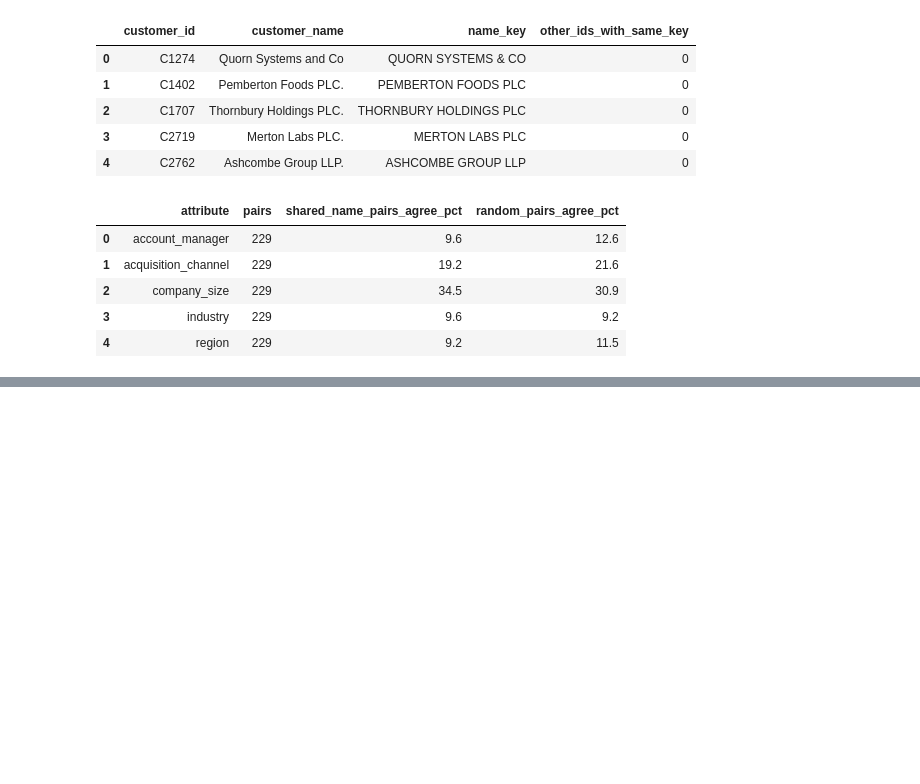
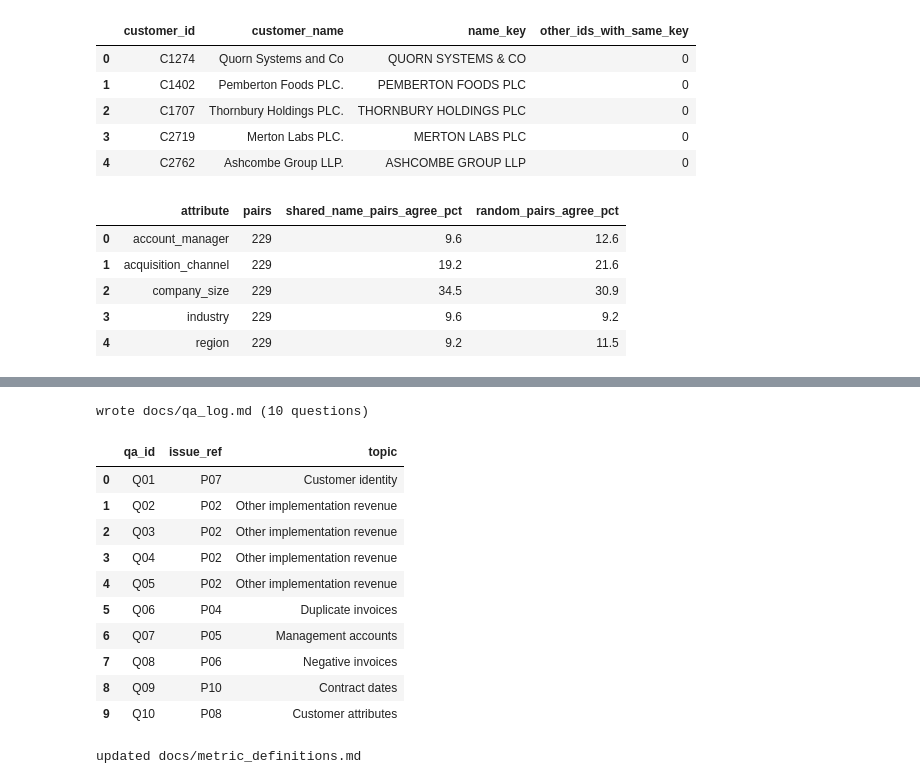
Before and after one commit to xbhxnxv/northbridge-buyside-diligence, a Jupyter notebook: notebooks/02_data_preparation.ipynb, the cells around one changed output, grey strips where cells are left out. Saved outputs shown, nothing was run; the diff lists cells and outputs as text; code cells hidden in the pictures; blank space fills up the shorter version.

```diff
--- a/notebooks/02_data_preparation.ipynb
+++ b/notebooks/02_data_preparation.ipynb
@@ -520,0 +553,12 @@ wrote docs/data_profile.md (771 lines)
+# %%
+# Row reconciliation: raw = clean + removed, per table
+rowrec = q(con, """
+    SELECT 'customers' AS table_name, (SELECT count(*) FROM raw_customers) AS raw_rows, (SELECT count(*) FROM clean_customers) AS clean_rows, 0 AS removed_rows
+    UNION ALL SELECT 'products', (SELECT count(*) FROM raw_products), (SELECT count(*) FROM clean_products), 0
+    UNION ALL SELECT 'subscriptions', (SELECT count(*) FROM raw_subscriptions), (SELECT count(*) FROM clean_subscriptions), 0
+    UNION ALL SELECT 'invoices', (SELECT count(*) FROM raw_invoices), (SELECT count(*) FROM clean_invoices), (SELECT count(*) FROM clean_removed_invoices)
+    UNION ALL SELECT 'costs', (SELECT count(*) FROM raw_costs), (SELECT count(*) FROM clean_costs), 0
+    UNION ALL SELECT 'management_accounts', (SELECT count(*) FROM raw_management_accounts), (SELECT count(*) FROM clean_management_accounts), 0
+""")
+rowrec["check"] = rowrec.raw_rows == rowrec.clean_rows + rowrec.removed_rows
+rowrec
@@ -520,0 +573,11 @@ wrote docs/data_profile.md (771 lines)
+# %%
+# P04: removed copies against the kept originals
+dupcmp = q(con, """
+    SELECT year(r.invoice_date) AS year, count(*) AS copies_removed, sum(r.amount) AS amount_removed,
+           count(*) FILTER (WHERE r.status = k.status) AS same_status_as_original,
+           count(*) FILTER (WHERE k.status = 'paid') AS original_paid,
+           count(*) FILTER (WHERE k.status = 'overdue') AS original_overdue
+    FROM clean_removed_invoices r JOIN clean_invoices k ON k.invoice_id = r.kept_invoice_id
+    GROUP BY 1 ORDER BY 1
+""")
+dupcmp
@@ -520,0 +784,47 @@ wrote docs/data_profile.md (771 lines)
+# %%
+# docs/qa_log.md
+qa = q(con, "SELECT * FROM qa_log ORDER BY qa_id")
+ql = ["# Q&A log", "",
+      "Questions for management raised by the data. Generated from the `qa_log` table, which each step's SQL appends to. "
+      "The evidence is built from the tables on every run. Do not edit by hand.", ""]
+for _, r in qa.iterrows():
+    ql += [f"## {r.qa_id}: {r.topic} ({r.issue_ref}, {r.step})", "",
+           f"**Question.** {r.question}", "",
+           f"**Evidence.** {r.evidence}", "",
+           f"**Status.** {r.status}", ""]
+(DOCS / "qa_log.md").write_text("\n".join(ql), encoding="utf-8")
+print(f"wrote docs/qa_log.md ({len(qa)} questions)")
+qa[["qa_id", "issue_ref", "topic"]]
+# %% [output]
+wrote docs/qa_log.md (10 questions)
+|  | qa_id | issue_ref | topic |
+| 0 | Q01 | P07 | Customer identity |
+| 1 | Q02 | P02 | Other implementation revenue |
+| 2 | Q03 | P02 | Other implementation revenue |
+| 3 | Q04 | P02 | Other implementation revenue |
+| 4 | Q05 | P02 | Other implementation revenue |
+| 5 | Q06 | P04 | Duplicate invoices |
+| 6 | Q07 | P05 | Management accounts |
+| 7 | Q08 | P06 | Negative invoices |
+| 8 | Q09 | P10 | Contract dates |
+| 9 | Q10 | P08 | Customer attributes |
+# %%
+# Generated blocks in docs/metric_definitions.md
+replace_block(DOCS / "metric_definitions.md", "mrr_credit_notes",
+              md_table(mrr_cn.assign(credit_note_amount=mrr_cn.credit_note_amount),
+                       {"credit_note_amount": gbp}) +
+              f"\n\nTotal left out of MRR across 2022 to 2025: {gbp(mrr_cn.credit_note_amount.sum())} on {int(mrr_cn.credit_notes.sum()):,} credit notes.")
+la = q(con, """
+    SELECT count(DISTINCT s.customer_id) FILTER (WHERE s.monthly_price >= 10 * p.list_price) AS large_customers,
+           count(*) FILTER (WHERE s.monthly_price >= 10 * p.list_price) AS large_lines,
+           round(max(s.monthly_price / p.list_price) FILTER (WHERE s.monthly_price < 10 * p.list_price), 2) AS max_multiple_other_lines,
+           round(min(s.monthly_price / p.list_price) FILTER (WHERE s.monthly_price >= 10 * p.list_price), 1) AS min_multiple_large_lines
+    FROM clean_subscriptions s JOIN clean_products p USING (product_id)
+""").iloc[0]
+replace_block(DOCS / "metric_definitions.md", "large_accounts",
+              f"The rule flags {int(la.large_customers)} customers ({int(la.large_lines)} subscription lines, priced at "
+              f"{la.min_multiple_large_lines:.1f} times list or more). Every other subscription line is priced at no more than "
+              f"{la.max_multiple_other_lines:.2f} times list, so the 10x threshold separates the two groups with a wide margin.")
+print("updated docs/metric_definitions.md")
+# %% [output]
+updated docs/metric_definitions.md
```
Also changed, not shown: parts of 16 cells of this notebook, 15 other files.
